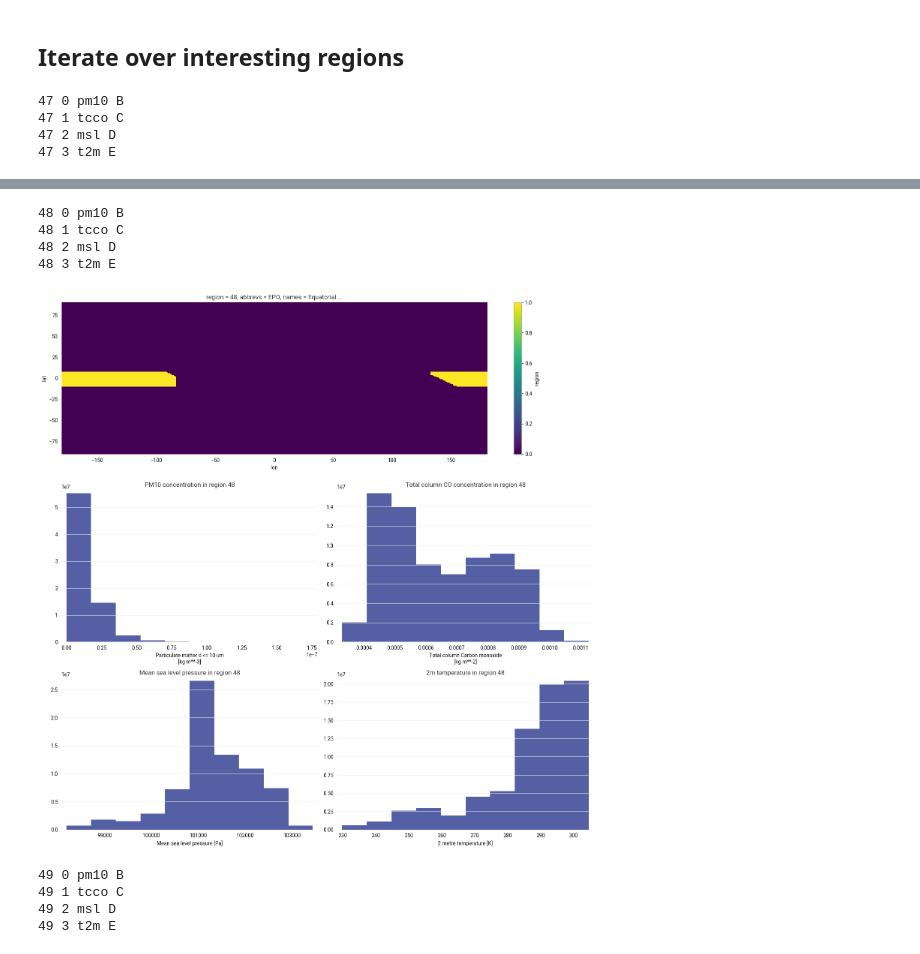
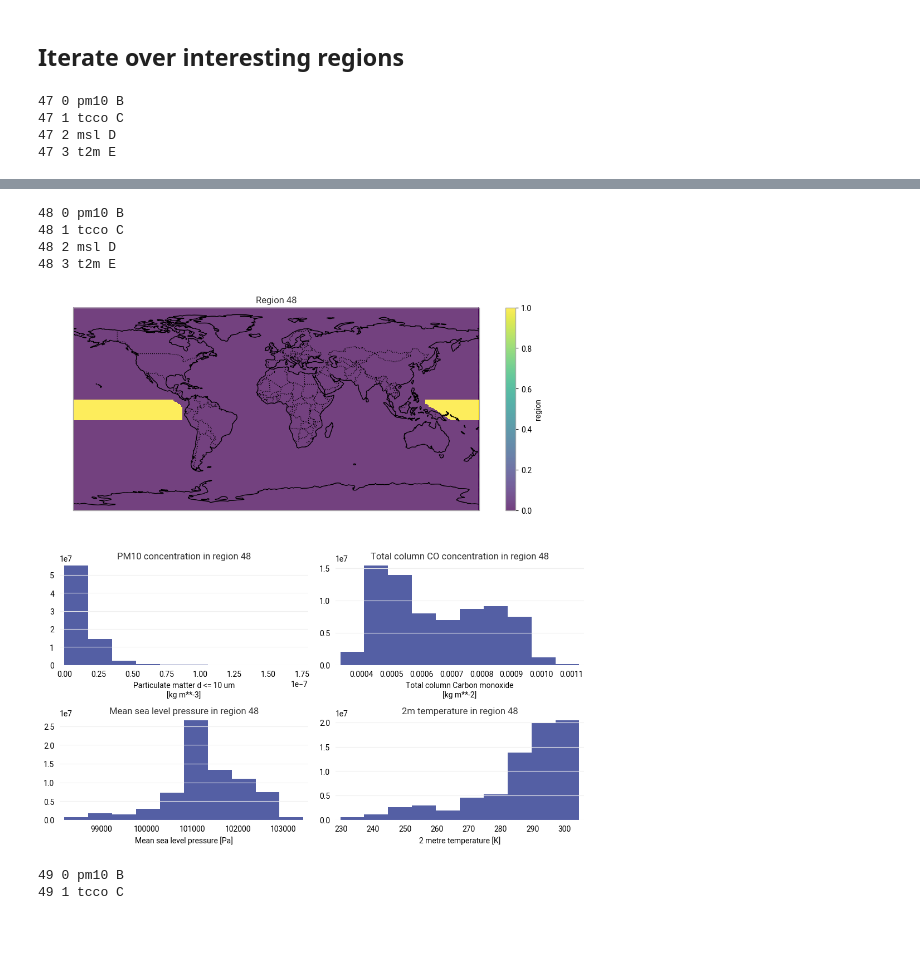
Before and after one commit to pmhalvor/whale-gis, a Jupyter notebook: notebooks/regionmask.ipynb, the cells around one changed output, grey strips where cells are left out. Cells and saved outputs as stored; diff of their text form; code cells hidden in the pictures.

Commit message:
clean up some plotting + add date & links

```diff
--- a/notebooks/regionmask.ipynb
+++ b/notebooks/regionmask.ipynb
@@ -212,10 +224,23 @@ def plot_region_data(
 
 time_idx = 0
 for region_number in RELEVANT_REGIONS:
-    fig, axs = plt.subplot_mosaic('AA;BC;DE', figsize=(15, 15))
+    # simliar to subplot_mosaic but with mixed projections
+    fig = plt.figure(figsize=(10, 10))
+    gs = fig.add_gridspec(3, 2, height_ratios=[2, 1, 1])
+    axs = {
+        'A': fig.add_subplot(gs[0, :], projection=ccrs.PlateCarree()),
+        'B': fig.add_subplot(gs[1, 0]),
+        'C': fig.add_subplot(gs[1, 1]),
+        'D': fig.add_subplot(gs[2, 0]),
+        'E': fig.add_subplot(gs[2, 1]),
+    }
     ax_keys = list(axs.keys())
 
-    ar6_mask.sel(region=region_number).plot(ax=axs[ax_keys[0]])
+    # draw mask region
+    ar6_mask.sel(region=region_number).plot(ax=axs[ax_keys[0]], alpha=0.75)
+    axs[ax_keys[0]].set_title(f"Region {region_number}")
+    axs[ax_keys[0]].coastlines()
+    axs[ax_keys[0]].add_feature(cfeature.BORDERS, linestyle=':')
 
     for i, (variable, name) in enumerate(VARIABLE_NAMES.items()):
         print(region_number, i, variable, ax_keys[i+1])
@@ -232,9 +257,7 @@ for region_number in RELEVANT_REGIONS:
 48 0 pm10 B
 48 1 tcco C
 48 2 msl D
 48 3 t2m E
-[figure, old version]
+[figure, new version]
 49 0 pm10 B
 49 1 tcco C
-49 2 msl D
-49 3 t2m E
```
Also changed, not shown: parts of 4 cells of this notebook, 3 other files.
